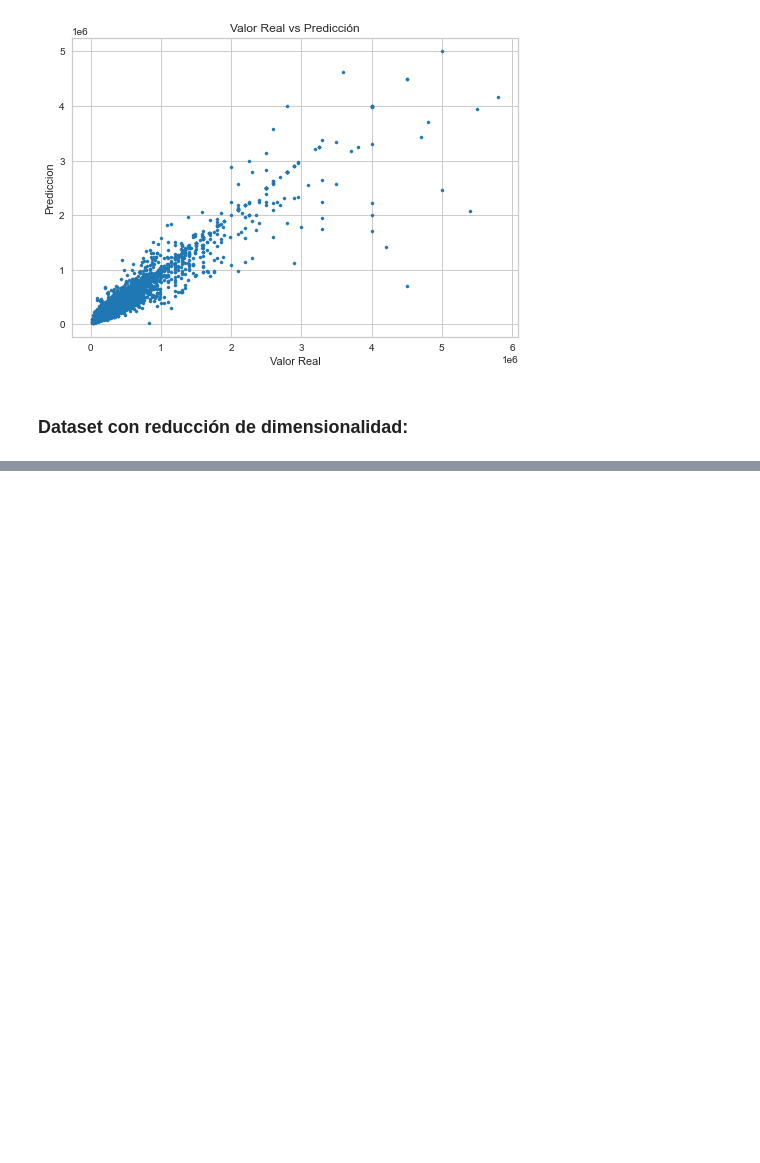
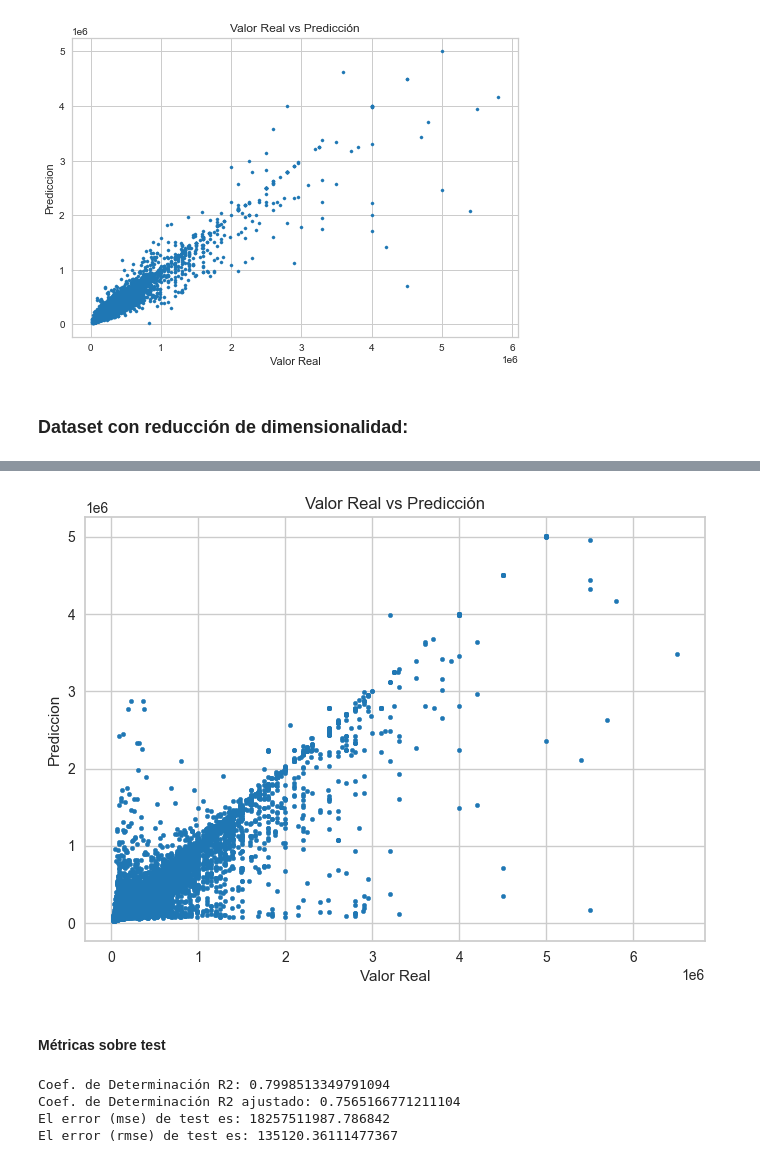
Before and after one commit to iankvdh/Organizacion-de-Datos-2C2022-GRUPO22, a Jupyter notebook: 7506R_TP1_GRUPO22_ENTREGA_REGRESION.ipynb, the cells around one changed output, grey strips where cells are left out. Drawn from its saved outputs; the diff is of its cells as text; code cells hidden in the pictures; blank space fills up the shorter version.

Commit message:
Terminamos modelo Gradient Boosting. Queda mejorar los parametros

```diff
--- a/7506R_TP1_GRUPO22_ENTREGA_REGRESION.ipynb
+++ b/7506R_TP1_GRUPO22_ENTREGA_REGRESION.ipynb
@@ -938,0 +993,33 @@ scatter_real_predict_test_GBR = performance_test_GBR.plot.scatter(x="Valor Real"
+# %%
+#Mejor estimador
+best_GBR_regressor_pca = random_search_pca.best_estimator_
+
+#Predicción con mejor estimador
+y_pred_train_GBR_pca = best_GBR_regressor_pca.predict(x_train_GBR_pca)
+
+#Coef. de Determinación R2
+r2_score_train_GBR_pca = r2_score(y_train_GBR_pca, y_pred_train_GBR_pca)
+print(f'Coef. de Determinación R2: {r2_score_train_GBR_pca}')
+
+#Coef. de Determinación R2 ajustado
+n_pca = x_train_GBR_pca.shape[0] #n = count of rows in your dataset used for train or test
+p_pca = 4 #p = count of independent variables
+print(f'Coef. de Determinación R2 ajustado: {1-(1-r2_score_train_GBR_pca)*(n_pca-1)/(n_pca-p_pca-1)}')
+
+#Mean Square Error
+mse_pca = metrics.mean_squared_error(
+        y_true = y_train_GBR_pca,
+        y_pred = y_pred_train_GBR_pca,
+        squared = True
+       )
+
+print(f"El error (mse) de train es: {mse_pca}")
+
+#Root Mean Square Error
+rmse_pca = metrics.mean_squared_error(
+        y_true = y_train_GBR_pca,
+        y_pred = y_pred_train_GBR_pca,
+        squared = False
+       )
+
+print(f"El error (rmse) de train es: {rmse_pca}")
@@ -938,0 +1031,7 @@ scatter_real_predict_test_GBR = performance_test_GBR.plot.scatter(x="Valor Real"
+# %%
+# Performance
+performance_train_GBR_pca = pd.DataFrame({'Valor Real': y_train_GBR_pca,
+                            'Prediccion': y_pred_train_GBR_pca.round(),
+                            'Error': y_train_GBR_pca - y_pred_train_GBR_pca.round()})
+# View
+performance_train_GBR_pca.head()
@@ -938,0 +1045,39 @@ scatter_real_predict_test_GBR = performance_test_GBR.plot.scatter(x="Valor Real"
+# %%
+scatter_real_predict_train_GBR_pca = performance_train_GBR_pca.plot.scatter(x="Valor Real", y="Prediccion", s=10, c='tab:blue').set(title="Valor Real vs Predicción",xlabel='Valor Real',ylabel='Prediccion')
+# %% [output]
+[figure, added]
+# %% [markdown]
+#### Métricas sobre test
+# %%
+#Predicción con mejor estimador
+y_pred_test_GBR_pca = best_GBR_regressor_pca.predict(x_test_GBR_pca)
+
+#Coef. de Determinación R2
+r2_score_test_pca = r2_score(y_test_GBR_pca, y_pred_test_GBR_pca)
+print(f'Coef. de Determinación R2: {r2_score_test_pca}')
+
+#Coef. de Determinación R2 ajustado
+n_pca = x_test_GBR_pca.shape[0] #n = count of rows in your dataset used for train or test
+p_pca = 4 #p = count of independent variables
+print(f'Coef. de Determinación R2 ajustado: {1-(1-r2_score_test)*(n_pca-1)/(n_pca-p_pca-1)}')
+
+#Mean Square Error
+mse_pca = metrics.mean_squared_error(
+        y_true  = y_test_GBR_pca,
+        y_pred  = y_pred_test_GBR_pca,
+        squared = True
+       )
+print(f"El error (mse) de test es: {mse_pca}")
+
+#Root Mean Square Error
+rmse_pca = metrics.mean_squared_error(
+        y_true  = y_test_GBR_pca,
+        y_pred  = y_pred_test_GBR_pca,
+        squared = False
+       )
+print(f"El error (rmse) de test es: {rmse_pca}")
+# %% [output]
+Coef. de Determinación R2: 0.7998513349791094
+Coef. de Determinación R2 ajustado: 0.7565166771211104
+El error (mse) de test es: 18257511987.786842
+El error (rmse) de test es: 135120.36111477367
```
Also changed, not shown: parts of 12 cells of this notebook.
